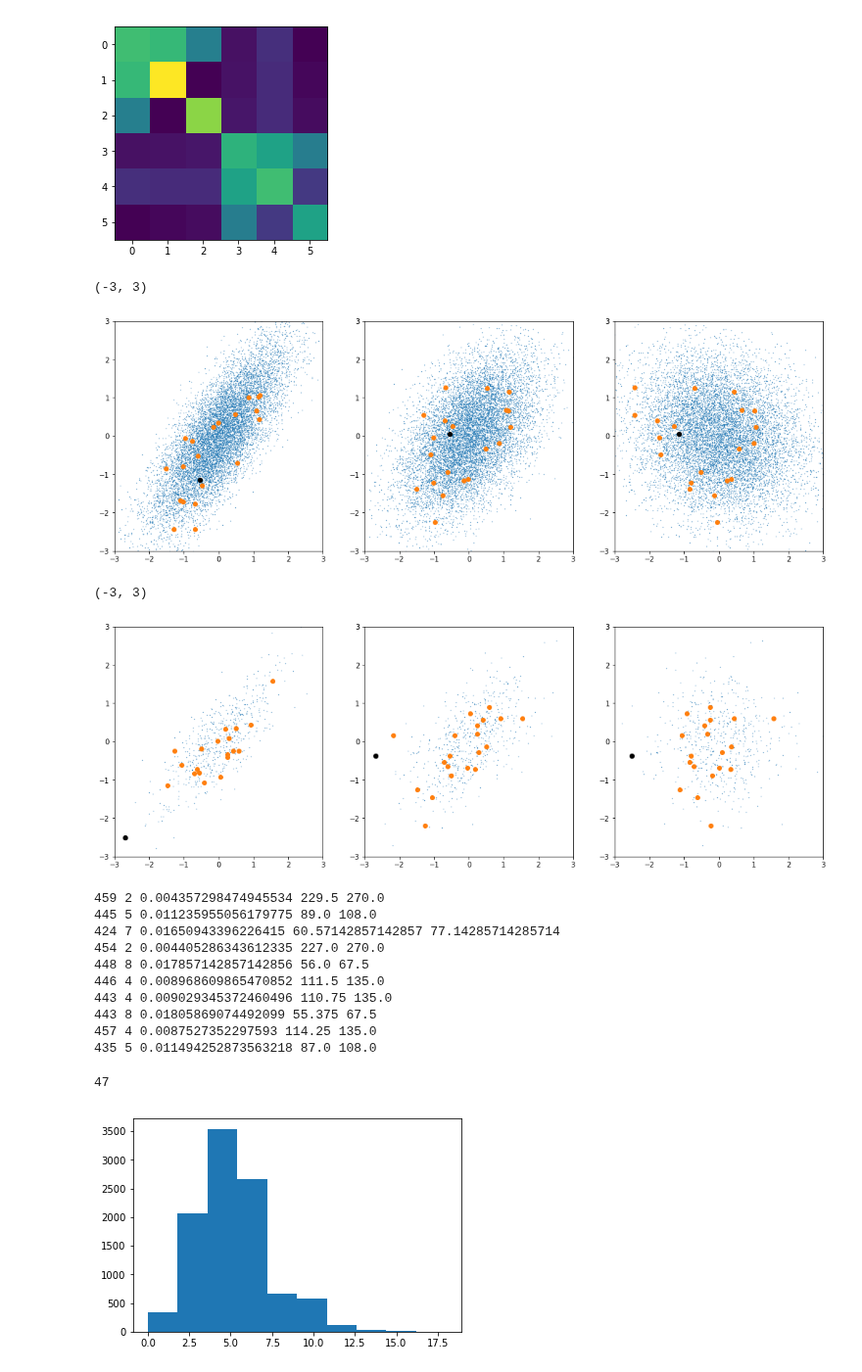
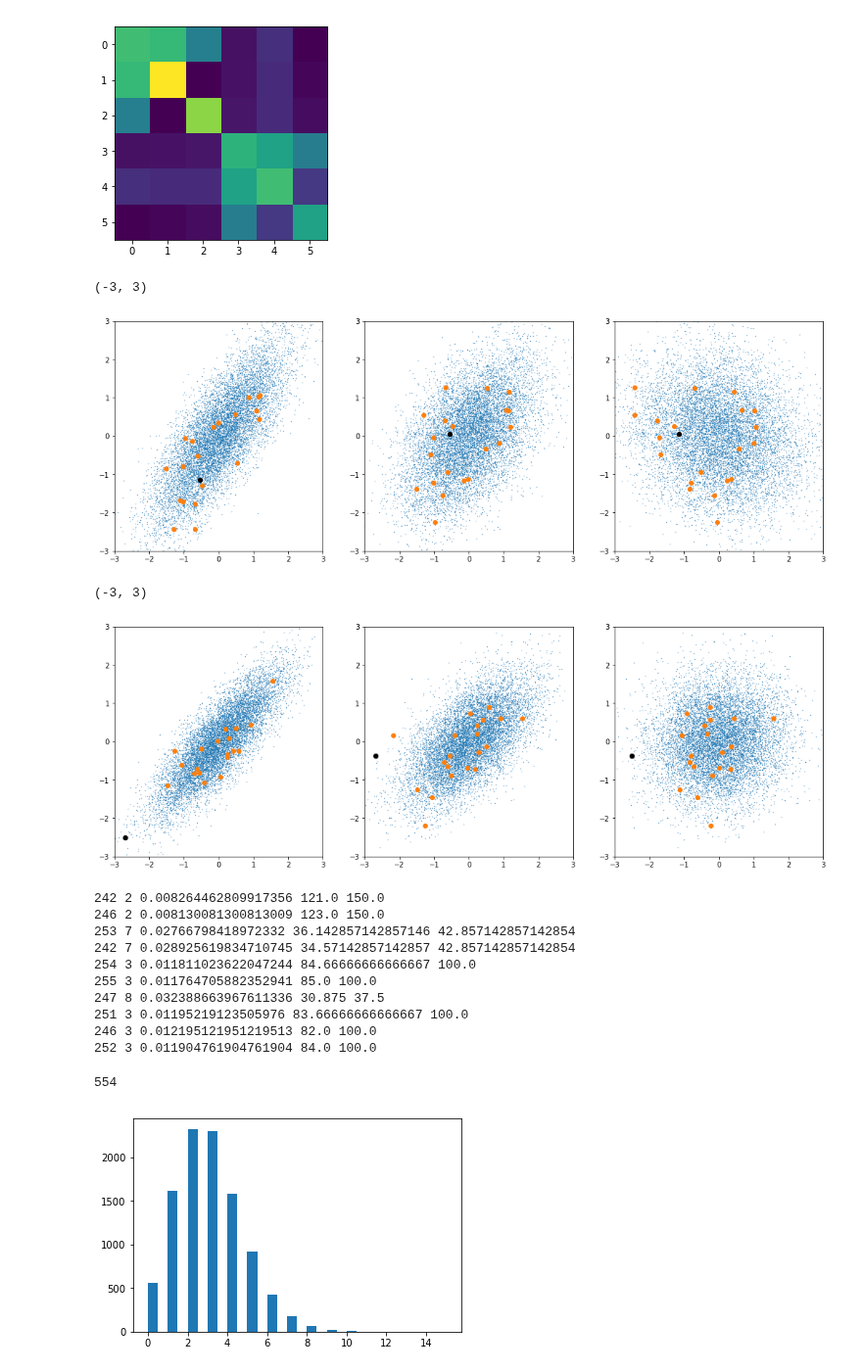
Before and after one commit to astroandes/SatelliteShapeLG, a Jupyter notebook: code/covariances.ipynb, the cells around one changed output. Shown at 98% size. Drawn from its saved outputs; the diff is of its cells as text; code cells hidden in the pictures.

```diff
--- a/code/covariances.ipynb
+++ b/code/covariances.ipynb
@@ -142,12 +142,12 @@ for i in range(n_fields):
     x_sim = (M31_sim_vmax_sorted[field] - M31_sim_vmax_sorted[field+'_random'])/M31_sim_vmax_sorted[field+'_random_sigma']
     y_sim = (MW_sim_vmax_sorted[field] - MW_sim_vmax_sorted[field+'_random'])/MW_sim_vmax_sorted[field+'_random_sigma']
     data[i,:] = x_sim[:]
-    data[i+3,:] = y_sim[:]
+    data[i+n_fields,:] = y_sim[:]
 
     x_obs = (M31_obs_vmag_sorted[field] - M31_obs_vmag_sorted[field+'_random'])/M31_obs_vmag_sorted[field+'_random_sigma']
     y_obs = (MW_obs_vmag_sorted[field] - MW_obs_vmag_sorted[field+'_random'])/MW_obs_vmag_sorted[field+'_random_sigma']
     data_obs[i,:] = x_obs[:]
-    data_obs[i+3,:] = y_obs[:]
+    data_obs[i+n_fields,:] = y_obs[:]
 # %%
 plt.scatter(data[1,:], data[0,:])
 # %% [output]
@@ -202,7 +202,7 @@ plt.xlim([-3,3])
 plt.ylim([-3,3])
 # %% [output]
 (-3, 3)
-[figure, old version]
+[figure, new version]
 # %%
 plt.figure(figsize=(18,6))
 
@@ -233,11 +233,11 @@ plt.xlim([-3,3])
 plt.ylim([-3,3])
 # %% [output]
 (-3, 3)
-[figure, old version]
+[figure, new version]
 # %%
 n_try = 10000
 n_out_list = np.ones(n_try)
-n_sample = 20*27
+n_sample = 20*15
 for i in range(n_try):
     data_random = np.random.multivariate_normal(data_mean, data_cov, size=n_sample)
     data_r_abs = np.abs(data_random)
@@ -252,19 +252,19 @@ for i in range(n_try):
     if(i<10):
         print(n_in, n_out, n_out/n_in, n_in/n_out, n_sample/n_out)
 # %% [output]
-459 2 0.004357298474945534 229.5 270.0
-445 5 0.011235955056179775 89.0 108.0
-424 7 0.01650943396226415 60.57142857142857 77.14285714285714
-454 2 0.004405286343612335 227.0 270.0
-448 8 0.017857142857142856 56.0 67.5
-446 4 0.008968609865470852 111.5 135.0
-443 4 0.009029345372460496 110.75 135.0
-443 8 0.01805869074492099 55.375 67.5
-457 4 0.0087527352297593 114.25 135.0
-435 5 0.011494252873563218 87.0 108.0
+242 2 0.008264462809917356 121.0 150.0
+246 2 0.008130081300813009 123.0 150.0
+253 7 0.02766798418972332 36.142857142857146 42.857142857142854
+242 7 0.028925619834710745 34.57142857142857 42.857142857142854
+254 3 0.011811023622047244 84.66666666666667 100.0
+255 3 0.011764705882352941 85.0 100.0
+247 8 0.032388663967611336 30.875 37.5
+251 3 0.01195219123505976 83.66666666666667 100.0
+246 3 0.012195121951219513 82.0 100.0
+252 3 0.011904761904761904 84.0 100.0
 # %%
-a = plt.hist(n_out_list)
+a = plt.hist(n_out_list, bins=np.linspace(0,15,31))
 print(np.count_nonzero(n_out_list==0))
 # %% [output]
-47
+554
-[figure, old version]
+[figure, new version]
```
Also changed, not shown: 1 other file.
